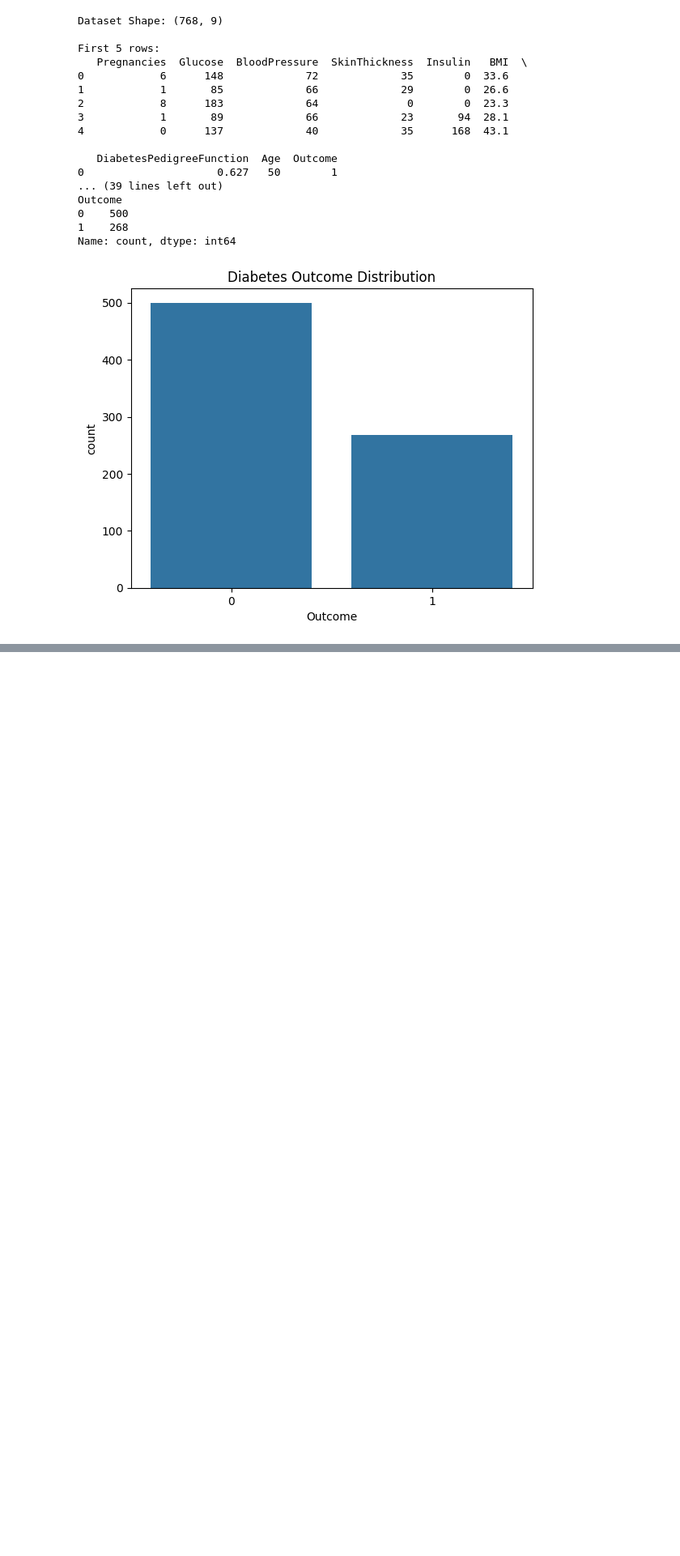
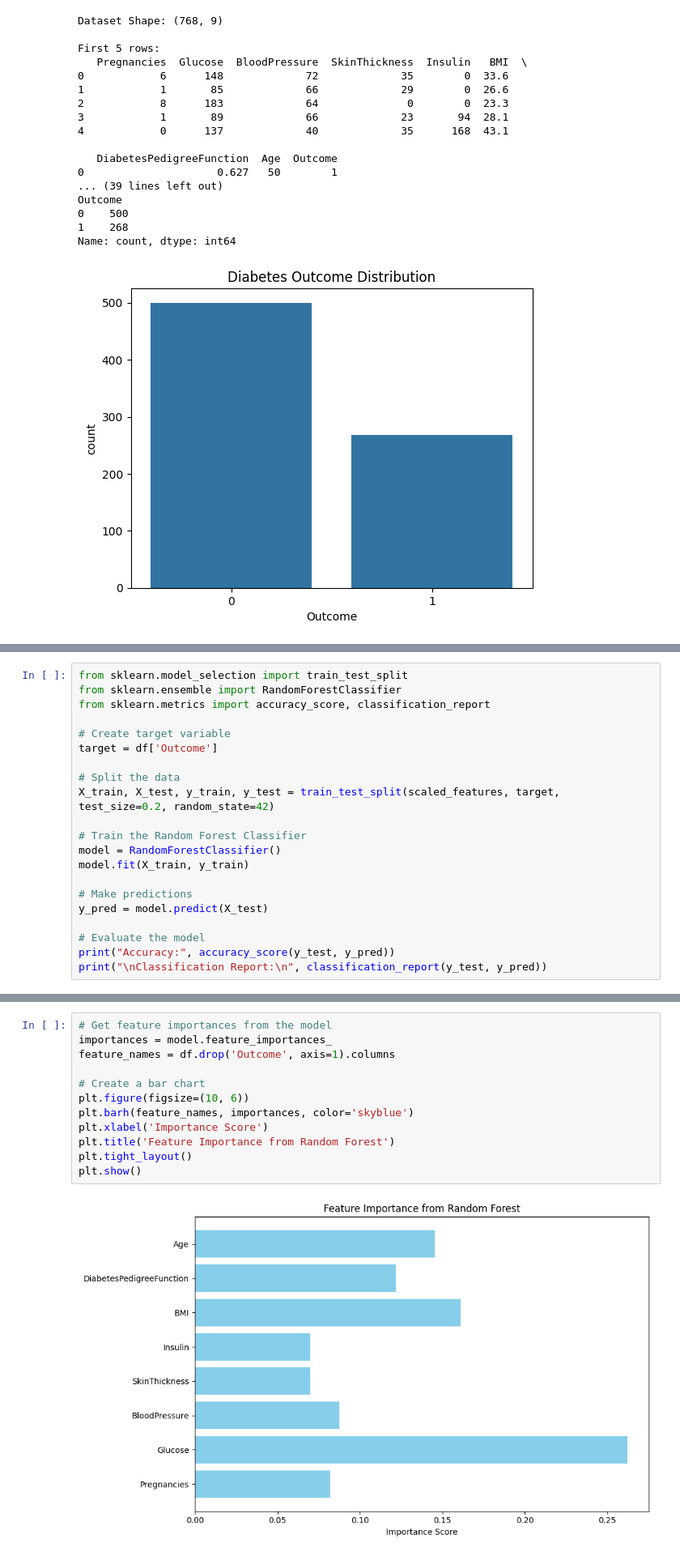
Before and after one commit to Dhanunjaya18/disease-prediction-hybrid-ml, a Jupyter notebook: 01_data_exploration.ipynb, the cells around one changed output, grey strips where cells are left out. Shown at 81% size. Drawn from its saved outputs; the diff is of its cells as text; blank space fills up the shorter version.

```diff
--- a/01_data_exploration.ipynb
+++ b/01_data_exploration.ipynb
@@ -48,0 +100,21 @@ Name: count, dtype: int64
+# %%
+from sklearn.model_selection import train_test_split
+from sklearn.ensemble import RandomForestClassifier
+from sklearn.metrics import accuracy_score, classification_report
+
+# Create target variable
+target = df['Outcome']
+
+# Split the data
+X_train, X_test, y_train, y_test = train_test_split(scaled_features, target, test_size=0.2, random_state=42)
+
+# Train the Random Forest Classifier
+model = RandomForestClassifier()
+model.fit(X_train, y_train)
+
+# Make predictions
+y_pred = model.predict(X_test)
+
+# Evaluate the model
+print("Accuracy:", accuracy_score(y_test, y_pred))
+print("\nClassification Report:\n", classification_report(y_test, y_pred))
@@ -48,0 +133,14 @@ Name: count, dtype: int64
+# %%
+# Get feature importances from the model
+importances = model.feature_importances_
+feature_names = df.drop('Outcome', axis=1).columns
+
+# Create a bar chart
+plt.figure(figsize=(10, 6))
+plt.barh(feature_names, importances, color='skyblue')
+plt.xlabel('Importance Score')
+plt.title('Feature Importance from Random Forest')
+plt.tight_layout()
+plt.show()
+# %% [output]
+[figure, added]
```
Also changed, not shown: parts of 6 cells of this notebook.
